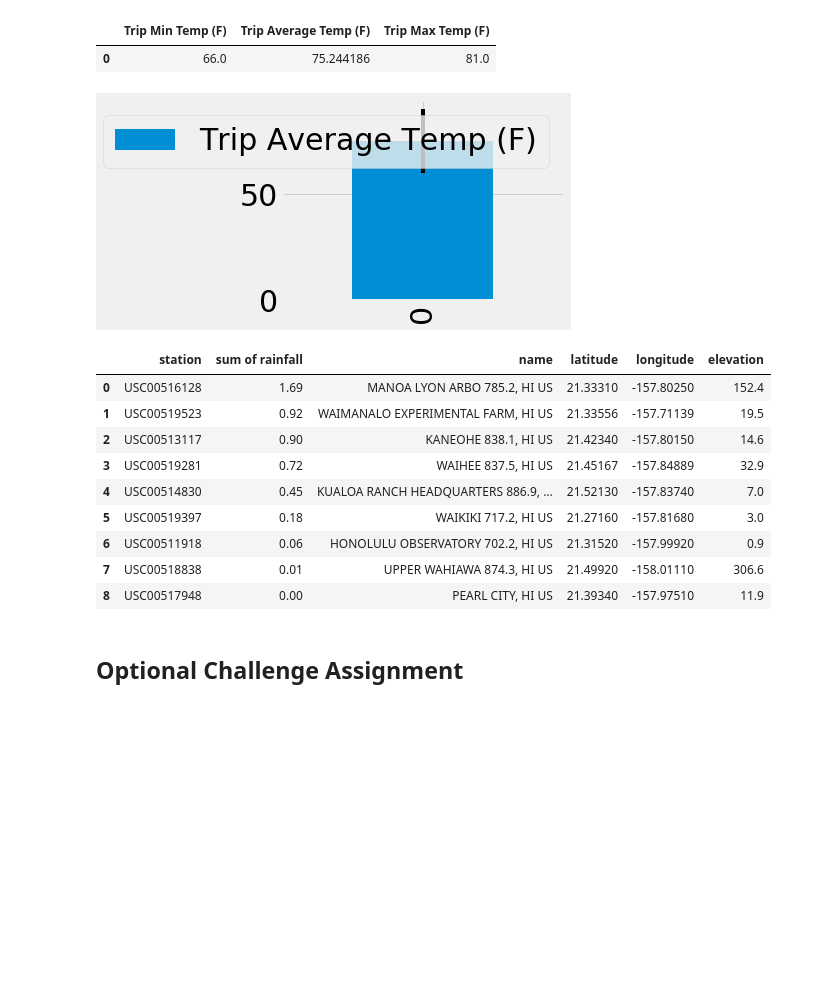
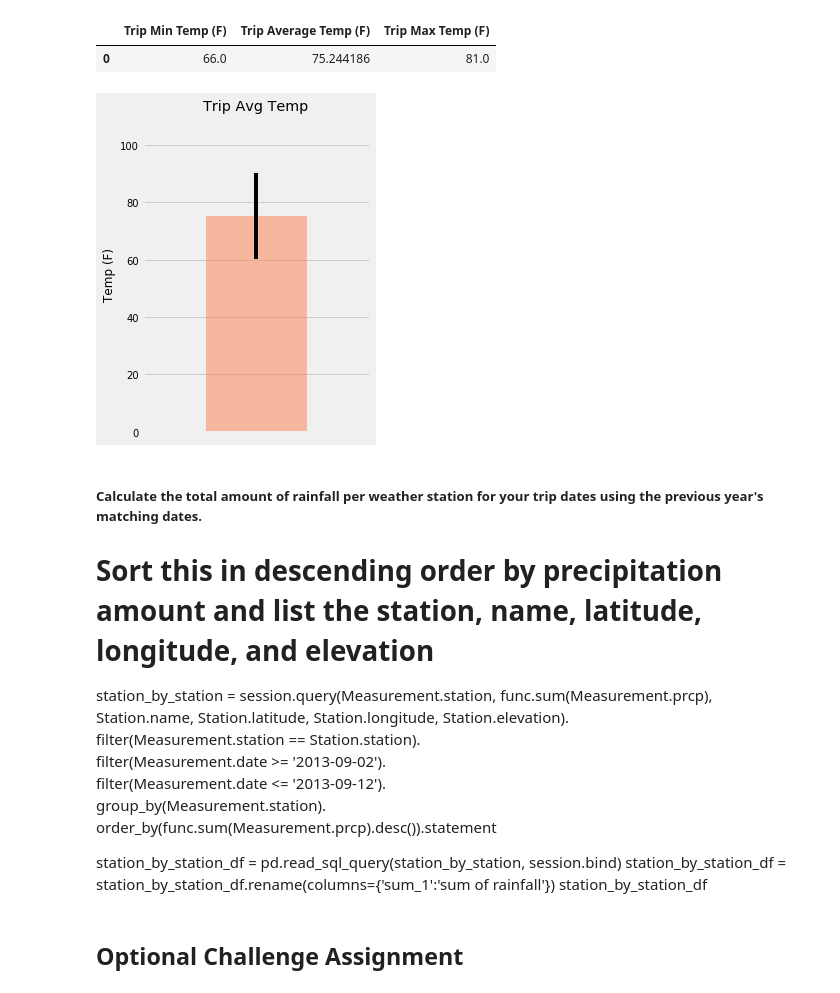
Before and after one commit to abbylemon/sqlalchemy-challenge, a Jupyter notebook: climate.ipynb, the cells around one changed output. Cells and saved outputs as stored; diff of their text form; code cells hidden in the pictures; blank space fills up the shorter version.

Commit message:
fixed plots to look better

```diff
--- a/climate.ipynb
+++ b/climate.ipynb
@@ -161,18 +172,20 @@ session.query(*sel).\
 # Query the last 12 months of temperature observation data for this station and plot the results as a histogram
 
 temp_obser_data = session.query(Measurement.tobs).\
-    filter(Measurement.station == 'USC00519281').\
+    filter(Measurement.station == station).\
     filter(Measurement.date >= twelveMonthsAgo).all()
 
 temp_obser_data_list = [tob[0] for tob in temp_obser_data]
 temp_obser_data_list
 
 tops_plot = plt.hist(temp_obser_data_list, bins=12)
-plt.rcParams.update({'font.size': 30})
+plt.ylim(top=69)
+plt.rcParams.update({'font.size': 10})
 plt.xlabel("Temperature (F)")
+plt.rcParams.update({'font.size': 10})
 plt.ylabel("Frequency")
-# plt.legend()
-# plt.title("USC00519281 Last 12 Months of Temperature Observations")
+plt.rcParams.update({'font.size': 10})
+plt.title(f"{station} Last 12 Months of Temperature Observations")
 plt.tight_layout()
 plt.show()
 # %% [output]
@@ -212,39 +225,36 @@ trip_temp_df
 # %%
 # Plot the results from your previous query as a bar chart.
 # Use "Trip Avg Temp" as your Title
 # Use the average temperature for the y value
 # Use the peak-to-peak (tmax-tmin) value as the y error bar (yerr)
+
 yerr = trip_temp_df.iloc[0,2] - trip_temp_df.iloc[0,0]
-trip_temp_plot = trip_temp_df.plot(y='Trip Average Temp (F)', kind='bar', yerr=yerr)
+trip_temp_plot = trip_temp_df.plot(y='Trip Average Temp (F)', kind='bar', yerr=yerr, legend=False, width=.4,
+                                   figsize=(4,5), color='coral', alpha=.5)
+plt.xticks([])
+plt.ylim(top=110)
+plt.rcParams.update({'font.size': 10})
+plt.title("Trip Avg Temp")
+plt.rcParams.update({'font.size': 10})
+plt.ylabel("Temp (F)")
 plt.tight_layout()
 plt.show()
 # %% [output]
-[figure, old version]
+[figure, new version]
-# %%
-# Calculate the total amount of rainfall per weather station for your trip dates using the previous year's matching dates.
-# Sort this in descending order by precipitation amount and list the station, name, latitude, longitude, and elevation
-
-station_by_station = session.query(Measurement.station, func.sum(Measurement.prcp), Station.name, Station.latitude, Station.longitude, Station.elevation).\
-    filter(Measurement.station == Station.station).\
-    filter(Measurement.date >= '2013-09-02').\
-    filter(Measurement.date <= '2013-09-12').\
-    group_by(Measurement.station).\
-    order_by(func.sum(Measurement.prcp).desc()).statement
-
-station_by_station_df = pd.read_sql_query(station_by_station, session.bind)
-station_by_station_df = station_by_station_df.rename(columns={'sum_1':'sum of rainfall'})
-station_by_station_df
-# %% [output]
-|  | station | sum of rainfall | name | latitude | longitude | elevation |
-| 0 | USC00516128 | 1.69 | MANOA LYON ARBO 785.2, HI US | 21.33310 | -157.80250 | 152.4 |
-| 1 | USC00519523 | 0.92 | WAIMANALO EXPERIMENTAL FARM, HI US | 21.33556 | -157.71139 | 19.5 |
-| 2 | USC00513117 | 0.90 | KANEOHE 838.1, HI US | 21.42340 | -157.80150 | 14.6 |
-| 3 | USC00519281 | 0.72 | WAIHEE 837.5, HI US | 21.45167 | -157.84889 | 32.9 |
-| 4 | USC00514830 | 0.45 | KUALOA RANCH HEADQUARTERS 886.9, ... | 21.52130 | -157.83740 | 7.0 |
-| 5 | USC00519397 | 0.18 | WAIKIKI 717.2, HI US | 21.27160 | -157.81680 | 3.0 |
-| 6 | USC00511918 | 0.06 | HONOLULU OBSERVATORY 702.2, HI US | 21.31520 | -157.99920 | 0.9 |
-| 7 | USC00518838 | 0.01 | UPPER WAHIAWA 874.3, HI US | 21.49920 | -158.01110 | 306.6 |
-| 8 | USC00517948 | 0.00 | PEARL CITY, HI US | 21.39340 | -157.97510 | 11.9 |
+# %% [markdown]
+##### Calculate the total amount of rainfall per weather station for your trip dates using the previous year's matching dates.
+# Sort this in descending order by precipitation amount and list the station, name, latitude, longitude, and elevation
+
+station_by_station = session.query(Measurement.station, func.sum(Measurement.prcp), Station.name, Station.latitude, Station.longitude, Station.elevation).\
+    filter(Measurement.station == Station.station).\
+    filter(Measurement.date >= '2013-09-02').\
+    filter(Measurement.date <= '2013-09-12').\
+    group_by(Measurement.station).\
+    order_by(func.sum(Measurement.prcp).desc()).statement
+
+station_by_station_df = pd.read_sql_query(station_by_station, session.bind)
+station_by_station_df = station_by_station_df.rename(columns={'sum_1':'sum of rainfall'})
+station_by_station_df
 # %% [markdown]
 ## Optional Challenge Assignment
 # %%
```
Also changed, not shown: parts of 5 cells of this notebook, 1 other file.
